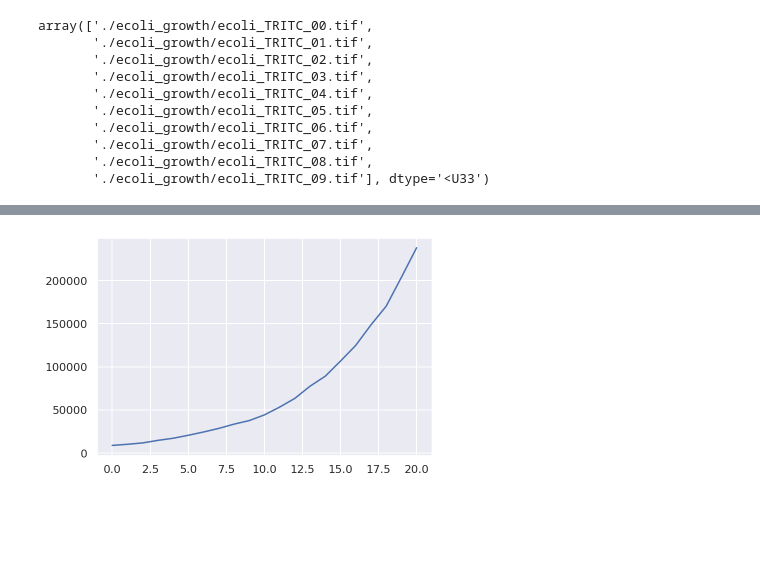
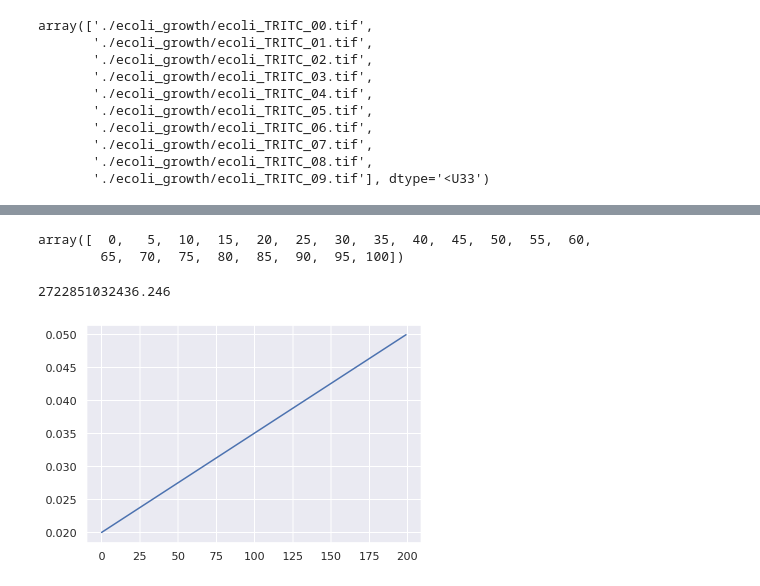
Before and after one commit to jqwhite/PhysBioCell, a Jupyter notebook: 1_2_bacterial_growth.ipynb, the cells around one changed output, grey strips where cells are left out. Drawn from its saved outputs; the diff is of its cells as text; code cells hidden in the pictures; blank space fills up the shorter version.

```diff
--- a/1_2_bacterial_growth.ipynb
+++ b/1_2_bacterial_growth.ipynb
@@ -181,0 +227,3 @@ growth
+# %%
+k_arr = np.linspace(0.02, 0.05, 200)
+# k_arr
@@ -182,4 +235,13 @@ growth
+# %%
+time_points
+# %% [output]
+array([  0,   5,  10,  15,  20,  25,  30,  35,  40,  45,  50,  55,  60,
+        65,  70,  75,  80,  85,  90,  95, 100])
+# %%
+err(growth, time_points, k)
+# %% [output]
+2722851032436.246
 # %%
-plt.plot(growth);
+plt.plot(k_arr);
 # %% [output]
-[figure, old version]
+[figure, new version]
```
Also changed, not shown: parts of 6 cells of this notebook.
